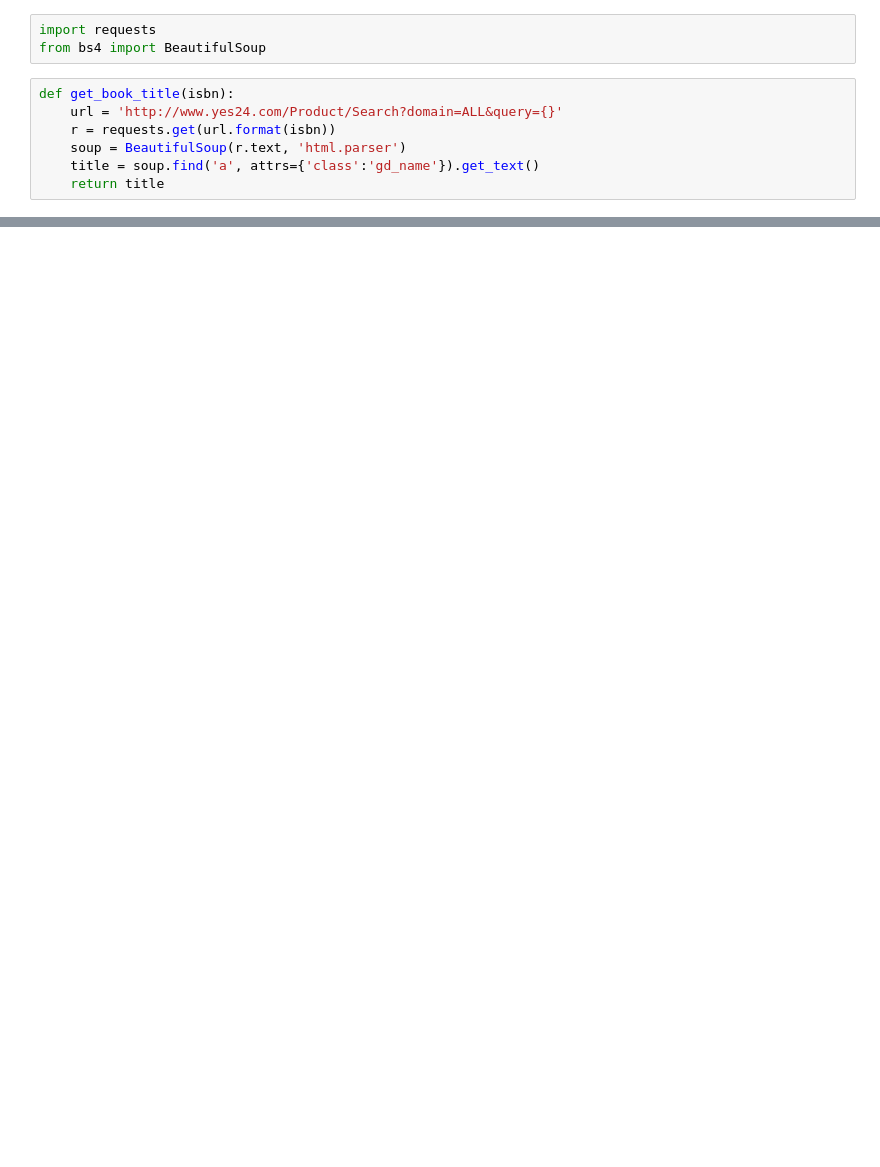
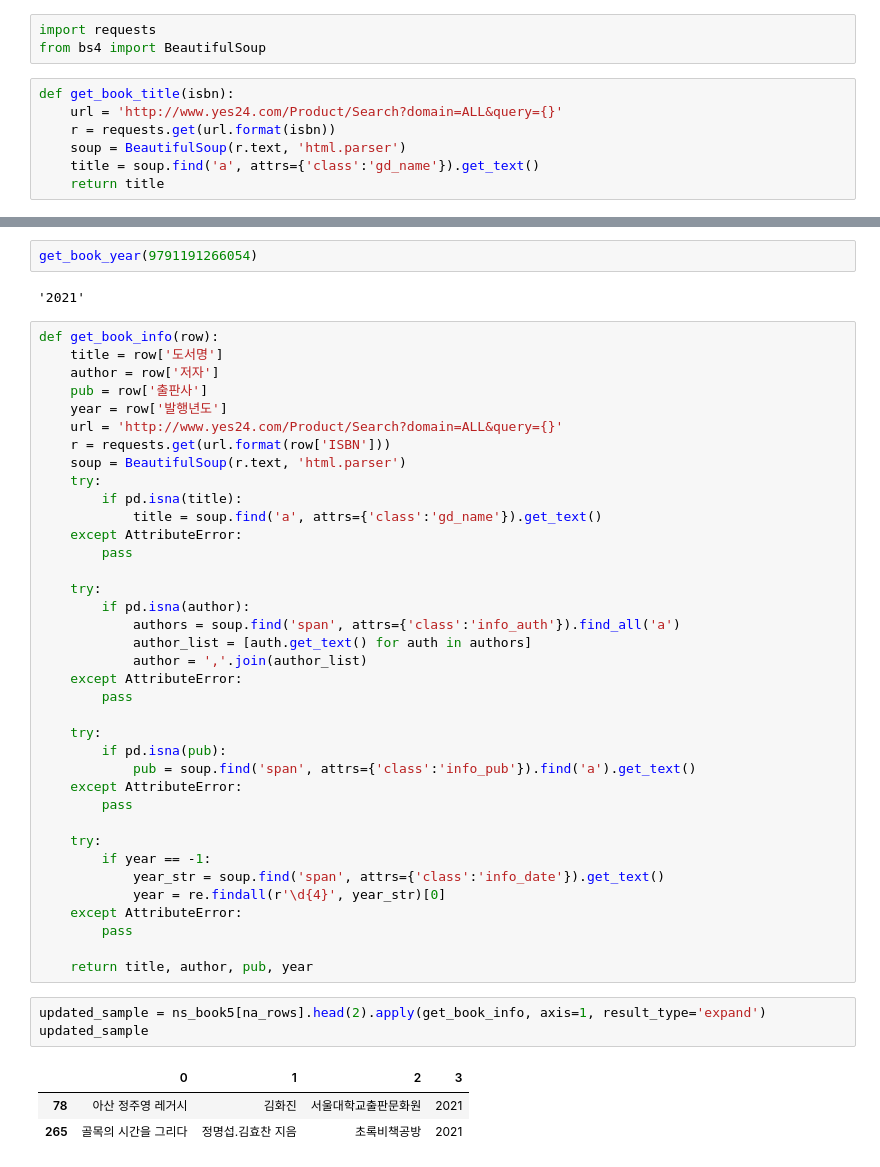
Before and after one commit to SeokgyuYun/Machine-Learning-Study, a Jupyter notebook: 20230404.ipynb, the cells around one changed output, grey strips where cells are left out. Saved outputs shown, nothing was run; the diff lists cells and outputs as text; blank space fills up the shorter version.

```diff
--- a/20230404.ipynb
+++ b/20230404.ipynb
@@ -287,0 +327,48 @@ print(get_book_title(9791191266054))
+# %%
+get_book_year(9791191266054)
+# %% [output]
+'2021'
+# %%
+def get_book_info(row):
+    title = row['도서명']
+    author = row['저자']
+    pub = row['출판사']
+    year = row['발행년도']
+    url = 'http://www.yes24.com/Product/Search?domain=ALL&query={}'
+    r = requests.get(url.format(row['ISBN']))
+    soup = BeautifulSoup(r.text, 'html.parser')
+    try:
+        if pd.isna(title):
+            title = soup.find('a', attrs={'class':'gd_name'}).get_text()
+    except AttributeError:
+        pass
+
+    try:
+        if pd.isna(author):
+            authors = soup.find('span', attrs={'class':'info_auth'}).find_all('a')
+            author_list = [auth.get_text() for auth in authors]
+            author = ','.join(author_list)
+    except AttributeError:
+        pass
+
+    try:
+        if pd.isna(pub):
+            pub = soup.find('span', attrs={'class':'info_pub'}).find('a').get_text()
+    except AttributeError:
+        pass
+
+    try:
+        if year == -1:
+            year_str = soup.find('span', attrs={'class':'info_date'}).get_text()
+            year = re.findall(r'\d{4}', year_str)[0]
+    except AttributeError:
+        pass
+
+    return title, author, pub, year
+# %%
+updated_sample = ns_book5[na_rows].head(2).apply(get_book_info, axis=1, result_type='expand')
+updated_sample
+# %% [output]
+|  | 0 | 1 | 2 | 3 |
+| 78 | 아산 정주영 레거시 | 김화진 | 서울대학교출판문화원 | 2021 |
+| 265 | 골목의 시간을 그리다 | 정명섭.김효찬 지음 | 초록비책공방 | 2021 |
```
Also changed, not shown: parts of 11 cells of this notebook.
